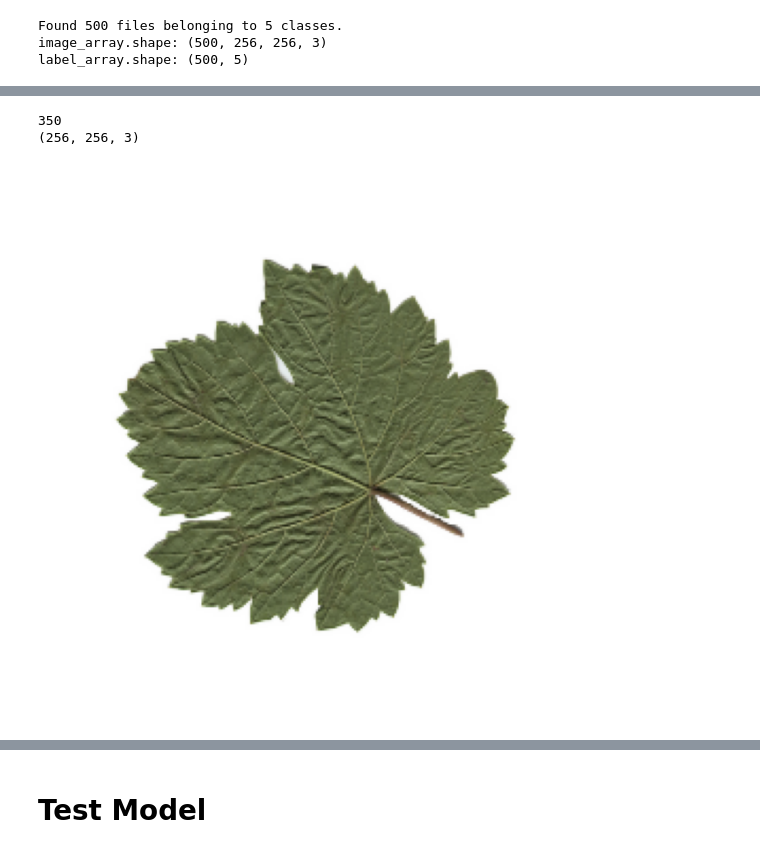
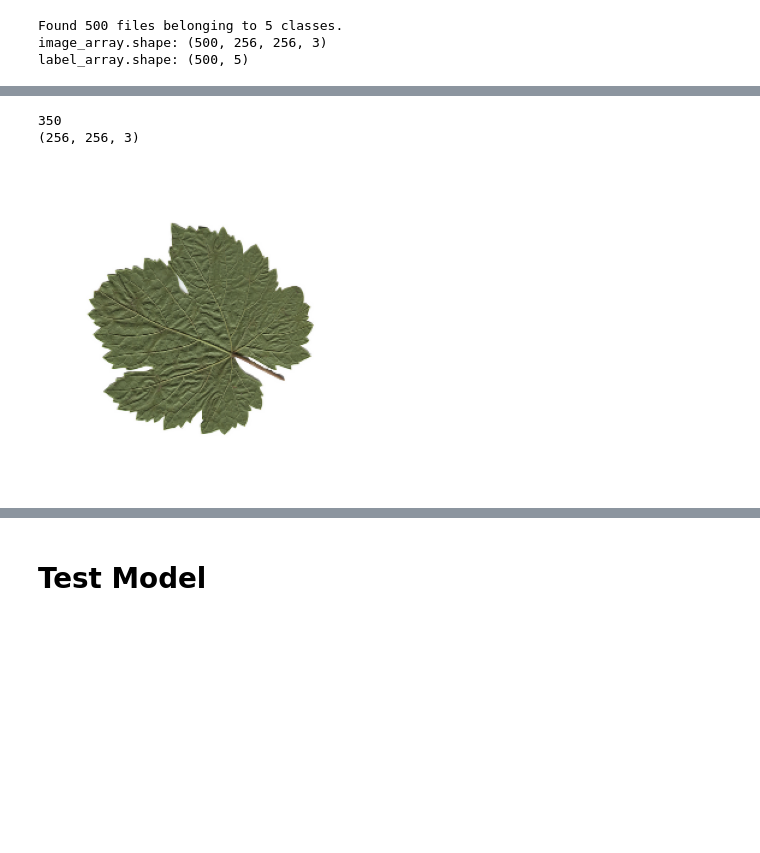
Before and after one commit to MattiaPedemonte/Leaf-classificator, a Jupyter notebook: Collab_leaf_classification.ipynb, the cells around one changed output, grey strips where cells are left out. Cells and saved outputs as stored; diff of their text form; code cells hidden in the pictures; blank space fills up the shorter version.

```diff
--- a/Collab_leaf_classification.ipynb
+++ b/Collab_leaf_classification.ipynb
@@ -19,8 +23,10 @@ GPU is available
 seed = 121  # You can use any integer value as the seed
 IMG_SIZE = (256, 256)
 BATCH_SIZE = 32
+path = "Grapevine_Leaves_Image_Dataset"
+path_collab = '/content/drive/MyDrive/leaf_classification/'
 all_data = tf.keras.utils.image_dataset_from_directory(
-    '/content/drive/MyDrive/leaf_classification/Grapevine_Leaves_Image_Dataset',
+    path_collab+path,
     labels='inferred',
     label_mode='categorical',  # etichette one-hot
     image_size=IMG_SIZE,  # ad esempio (224, 224)
@@ -102,26 +114,26 @@ augmented_data = train_data.map(random_rotate_image)
 # %%
 # Converte il dataset in un iteratore numpy
 augmented_image, augmented_label = [], []
 for images, labels in augmented_data.as_numpy_iterator():
     augmented_image.append(images)
     augmented_label.append(labels)
 
 print(len(augmented_image))
 print(augmented_image[0].shape)
 
 img = augmented_image[0]#.astype(np.uint8)
 # Converti l'immagine da BGR a RGB (OpenCV usa BGR per default)
 # img = cv2.cvtColor(img, cv2.COLOR_BGR2RGB)
 
 # Crea una figura e un'asse
-plt.figure(figsize=(8, 8))  # Puoi regolare le dimensioni della figura
+plt.figure(figsize=(4, 4))  # Puoi regolare le dimensioni della figura
 plt.imshow(img)  # Mostra l'immagine
 plt.axis('off')  # Disabilita gli assi
 plt.show()  # Mostra la figura
 # %% [output]
 350
 (256, 256, 3)
-[figure, old version]
+[figure, new version]
 # %%
 # combined_data = train_data #.unbatch() <-- per annullare il .batch
 
```
Also changed, not shown: parts of 19 cells of this notebook.
